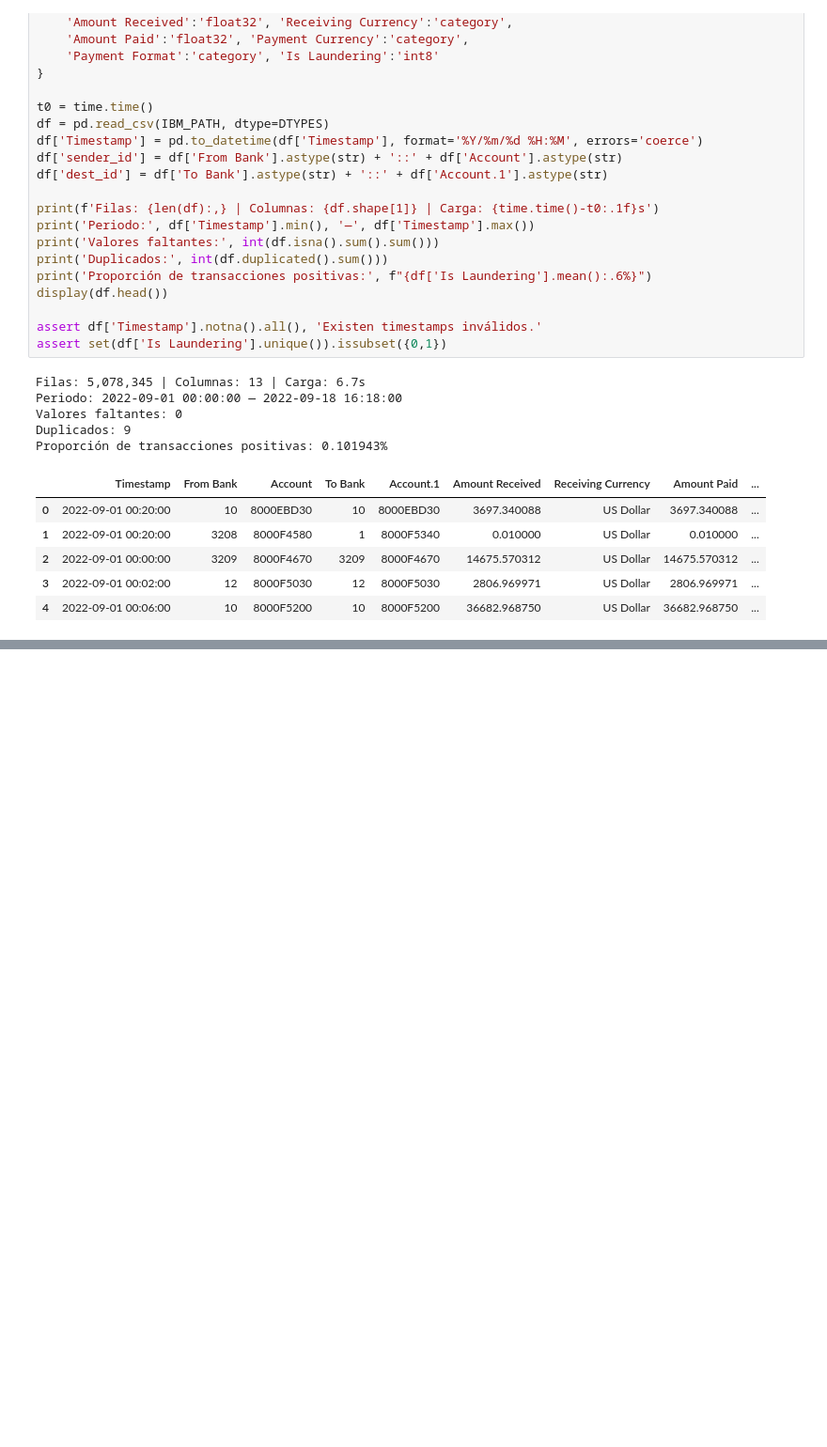
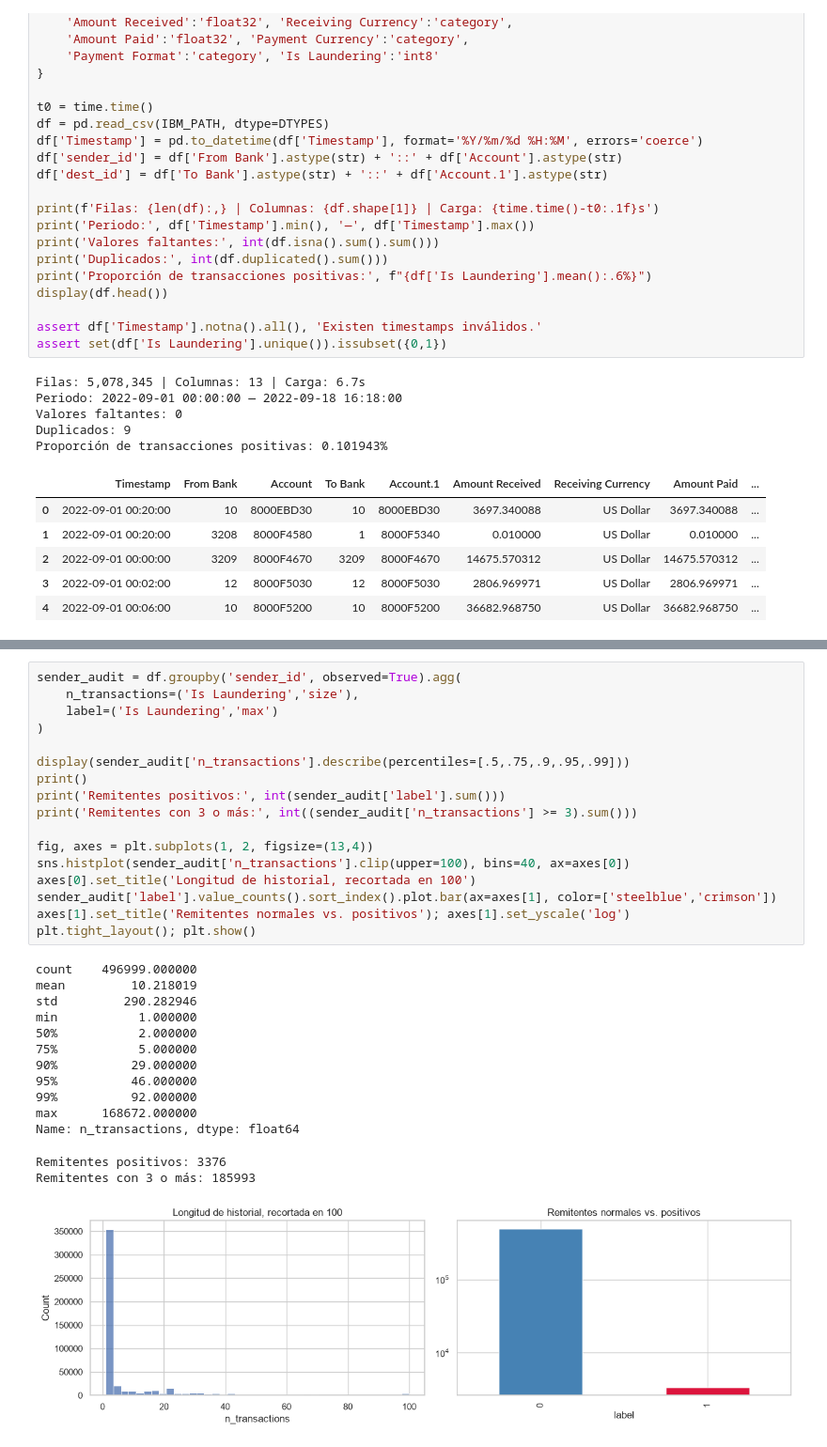
Before and after one commit to tismajo/CC3092-Proyecto-2, a Jupyter notebook: proyecto2.ipynb, the cells around one changed output, grey strips where cells are left out. Shown at 94% size. Cells and saved outputs as stored; diff of their text form; blank space fills up the shorter version.

Commit message:
feat(data): auditoria por remitente y control de calidad

```diff
--- a/proyecto2.ipynb
+++ b/proyecto2.ipynb
@@ -209,0 +218,32 @@ Proporción de transacciones positivas: 0.101943%
+# %%
+sender_audit = df.groupby('sender_id', observed=True).agg(
+    n_transactions=('Is Laundering','size'),
+    label=('Is Laundering','max')
+)
+
+display(sender_audit['n_transactions'].describe(percentiles=[.5,.75,.9,.95,.99]))
+print()
+print('Remitentes positivos:', int(sender_audit['label'].sum()))
+print('Remitentes con 3 o más:', int((sender_audit['n_transactions'] >= 3).sum()))
+
+fig, axes = plt.subplots(1, 2, figsize=(13,4))
+sns.histplot(sender_audit['n_transactions'].clip(upper=100), bins=40, ax=axes[0])
+axes[0].set_title('Longitud de historial, recortada en 100')
+sender_audit['label'].value_counts().sort_index().plot.bar(ax=axes[1], color=['steelblue','crimson'])
+axes[1].set_title('Remitentes normales vs. positivos'); axes[1].set_yscale('log')
+plt.tight_layout(); plt.show()
+# %% [output]
+count    496999.000000
+mean         10.218019
+std         290.282946
+min           1.000000
+50%           2.000000
+75%           5.000000
+90%          29.000000
+95%          46.000000
+99%          92.000000
+max      168672.000000
+Name: n_transactions, dtype: float64
+Remitentes positivos: 3376
+Remitentes con 3 o más: 185993
+[figure, added]
```
Also changed, not shown: parts of 1 cell of this notebook.
